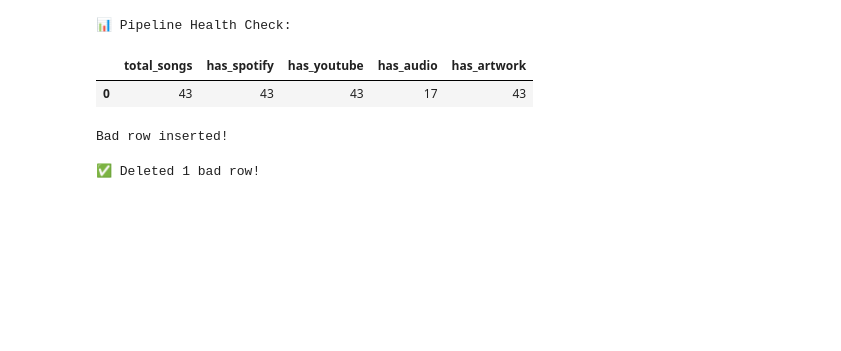
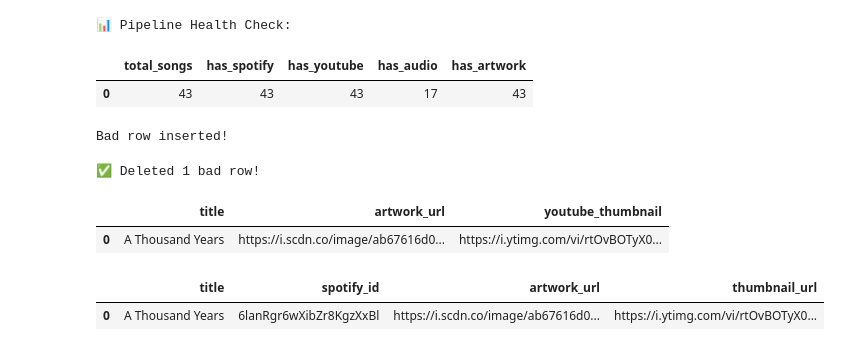
Before and after one commit to NaveNexus7/amethyst-music-pipeline, a Jupyter notebook: duplicates.ipynb, the cells around one changed output. Cells and saved outputs as stored; diff of their text form; code cells hidden in the pictures; blank space fills up the shorter version.

```diff
--- a/duplicates.ipynb
+++ b/duplicates.ipynb
@@ -184,3 +184,37 @@ cursor.close()
 conn.close()
 # %% [output]
 ✅ Deleted 1 bad row!
+# %%
+from sqlalchemy import create_engine, text
+import pandas as pd
+
+engine = create_engine("postgresql://postgres:postgres123@localhost/music_db")
+
+with engine.connect() as conn:
+    df = pd.read_sql(text("""
+        SELECT title, artwork_url, youtube_thumbnail
+        FROM fct_songs
+        WHERE LOWER(title) = 'a thousand years'
+    """), conn)
+
+display(df)
+# %% [output]
+|  | title | artwork_url | youtube_thumbnail |
+| 0 | A Thousand Years | https://i.scdn.co/image/ab67616d0... | https://i.ytimg.com/vi/rtOvBOTyX0... |
+# %%
+with engine.connect() as conn:
+    df = pd.read_sql(text("""
+        SELECT
+            s.title,
+            s.spotify_id,
+            sp.artwork_url,
+            yt.thumbnail_url
+        FROM songs s
+        LEFT JOIN stg_spotify sp ON s.spotify_id = sp.spotify_id
+        LEFT JOIN stg_youtube yt ON s.youtube_video_id = yt.youtube_video_id
+        WHERE LOWER(s.title) = 'a thousand years'
+    """), conn)
+display(df)
+# %% [output]
+|  | title | spotify_id | artwork_url | thumbnail_url |
+| 0 | A Thousand Years | 6lanRgr6wXibZr8KgzXxBl | https://i.scdn.co/image/ab67616d0... | https://i.ytimg.com/vi/rtOvBOTyX0... |
```
Also changed, not shown: 1 other file.
